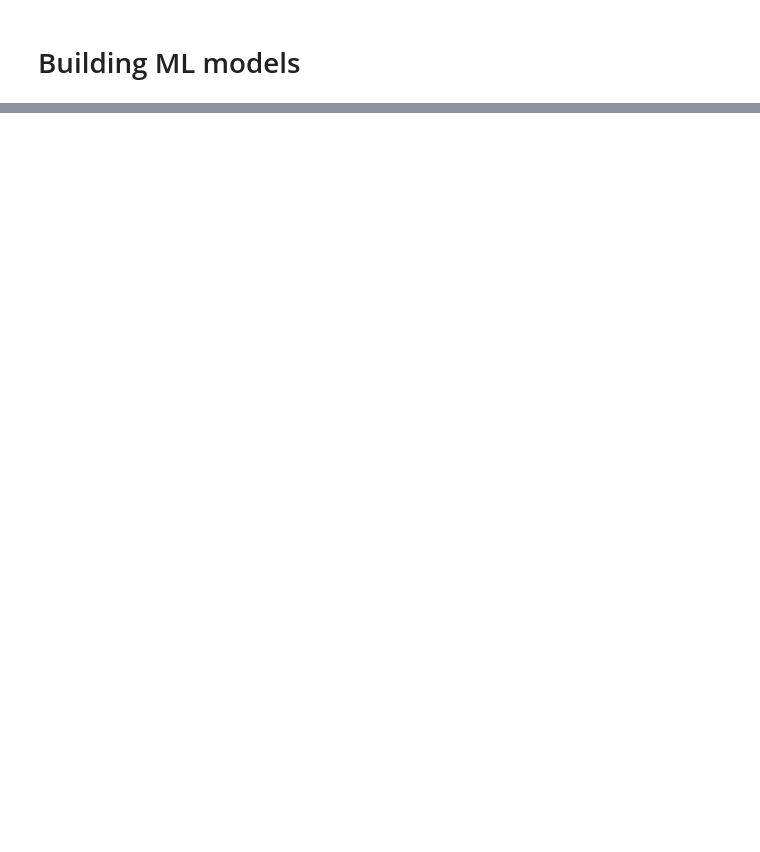
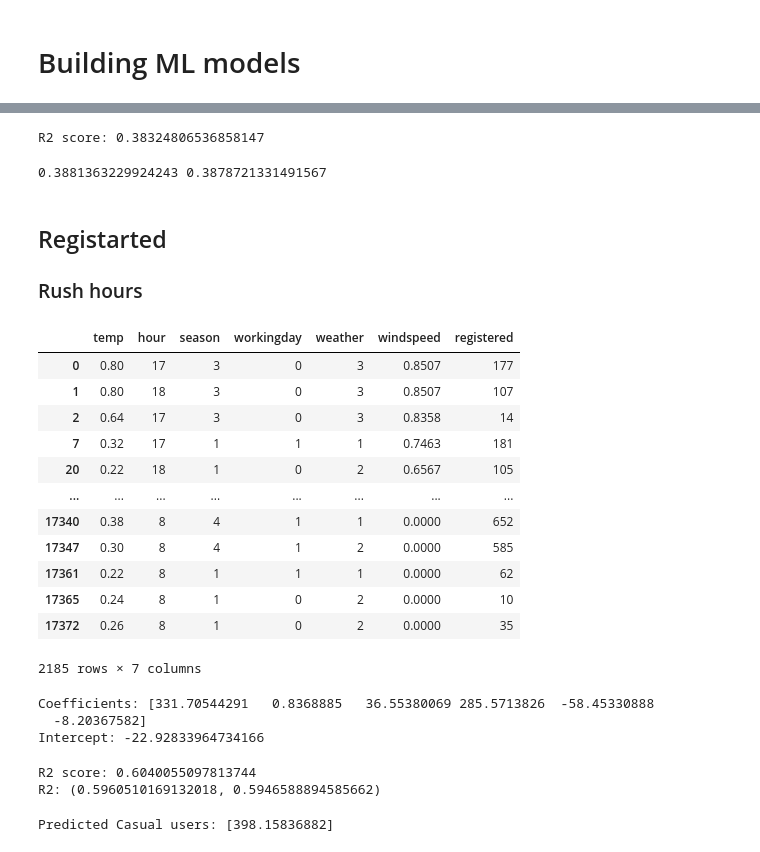
Before and after one commit to RHout19/Project-1, a Jupyter notebook: Model 1/Project 3/Project_3_ML.ipynb, the cells around one changed output, grey strips where cells are left out. Saved outputs shown, nothing was run; the diff lists cells and outputs as text; code cells hidden in the pictures; blank space fills up the shorter version.

```diff
--- a/Model 1/Project 3/Project_3_ML.ipynb
+++ b/Model 1/Project 3/Project_3_ML.ipynb
@@ -104,2 +142,4 @@ df[(df['season'] == 3) & # summer
 # %% [markdown]
 # Building ML models
+# %%
+df_rush = df[df['hour'].isin([8, 17, 18])]
@@ -123,0 +174,77 @@ Intercept: -14.944797333452897
+# %%
+from sklearn.metrics import r2_score
+
+# calculate R2 score
+r2_score = model.score(X_test, y_test)
+
+print('R2 score:', r2_score)
+# %% [output]
+R2 score: 0.38324806536858147
+# %%
+#Example on R_Square and Adjusted R Square
+import statsmodels.api as sm
+X_addC = sm.add_constant(X_train)
+result = sm.OLS(y_train, X_addC).fit()
+print(result.rsquared, result.rsquared_adj)
+# %% [output]
+0.3881363229924243 0.3878721331491567
+# %% [markdown]
+## Registarted
+### Rush hours
+# %%
+df_rush[['temp', 'hour', 'season', 'workingday', 'weather', 'windspeed', 'registered']]
+# %% [output]
+|  | temp | hour | season | workingday | weather | windspeed | registered |
+| 0 | 0.80 | 17 | 3 | 0 | 3 | 0.8507 | 177 |
+| 1 | 0.80 | 18 | 3 | 0 | 3 | 0.8507 | 107 |
+| 2 | 0.64 | 17 | 3 | 0 | 3 | 0.8358 | 14 |
+| 7 | 0.32 | 17 | 1 | 1 | 1 | 0.7463 | 181 |
+| 20 | 0.22 | 18 | 1 | 0 | 2 | 0.6567 | 105 |
+| ... | ... | ... | ... | ... | ... | ... | ... |
+| 17340 | 0.38 | 8 | 4 | 1 | 1 | 0.0000 | 652 |
+| 17347 | 0.30 | 8 | 4 | 1 | 2 | 0.0000 | 585 |
+| 17361 | 0.22 | 8 | 1 | 1 | 1 | 0.0000 | 62 |
+| 17365 | 0.24 | 8 | 1 | 0 | 2 | 0.0000 | 10 |
+| 17372 | 0.26 | 8 | 1 | 0 | 2 | 0.0000 | 35 |
+2185 rows × 7 columns
+# %%
+#X = df.drop(columns=['instant', 'dateday', 'count', 'year', 'holiday', 'workingday'])
+X = df_rush[['temp', 'hour', 'season', 'workingday', 'weather', 'windspeed']]
+y = df_rush['registered']
+X_train, X_test, y_train, y_test = train_test_split(X, y, test_size=0.2,  random_state=19)
+
+# create the model
+model = LinearRegression()
+
+# fit the model to the data
+model.fit(X_train, y_train)
+
+# print the coefficients
+print('Coefficients:', model.coef_)
+print('Intercept:', model.intercept_)
+# %% [output]
+Coefficients: [331.70544291   0.8368885   36.55380069 285.5713826  -58.45330888
+  -8.20367582]
+Intercept: -22.92833964734166
+# %%
+# calculate R2 score
+r2_score = model.score(X_test, y_test)
+print('R2 score:', r2_score)
+
+#Example on R_Square and Adjusted R Square
+X_addC = sm.add_constant(X_train)
+result = sm.OLS(y_train, X_addC).fit()
+print(f'R2: {result.rsquared, result.rsquared_adj}')
+# %% [output]
+R2 score: 0.6040055097813744
+R2: (0.5960510169132018, 0.5946588894585662)
+# %%
+# New wine sample test:
+new_day = [0.30,	8,	4,	1,	2,	0.0000]
+
+# Use the trained model to predict the number of casual users
+rush_type = model.predict([new_day])
+
+print(f"Predicted Casual users: {rush_type}")
+# %% [output]
+Predicted Casual users: [398.15836882]
```
Also changed, not shown: parts of 13 cells of this notebook.
